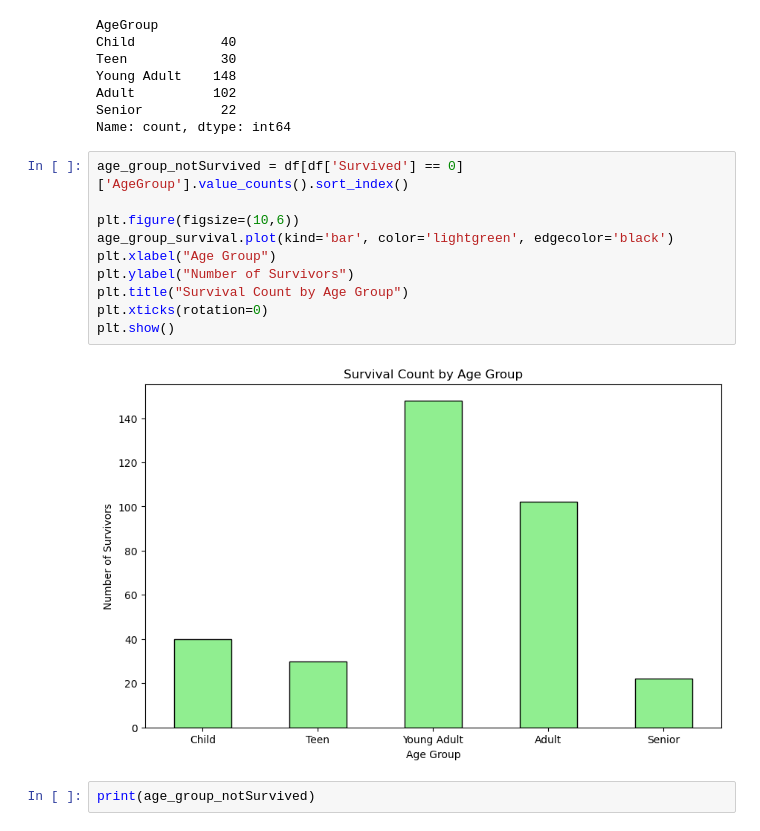
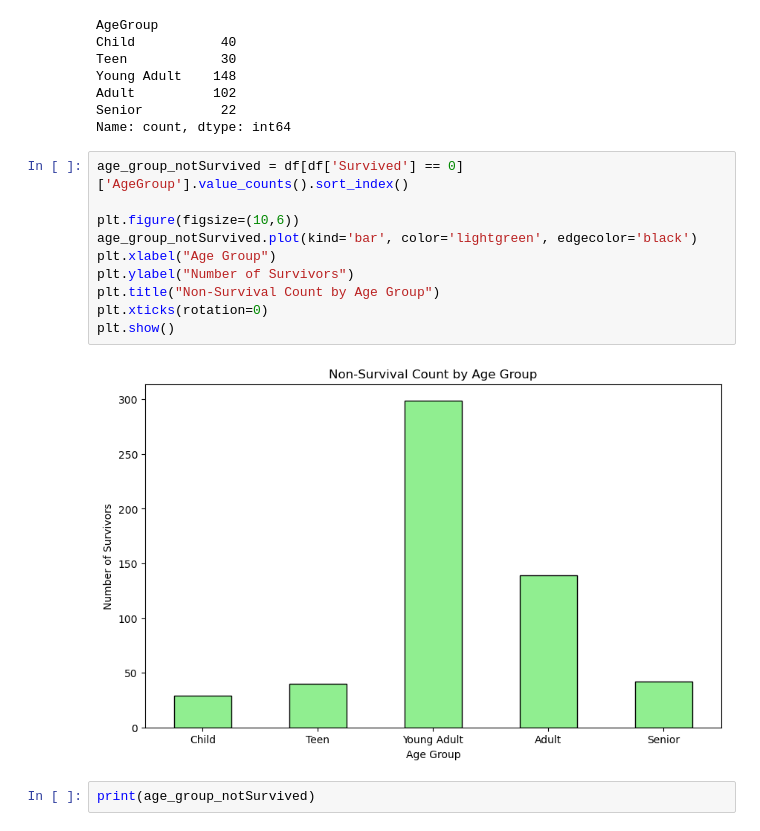
Before and after one commit to ahmadkamrans/titanic-dataset-analysis, a Jupyter notebook: dataAnalysis.ipynb, the cells around one changed output. Saved outputs shown, nothing was run; the diff lists cells and outputs as text.

```diff
--- a/dataAnalysis.ipynb
+++ b/dataAnalysis.ipynb
@@ -355,15 +355,15 @@ Name: count, dtype: int64
 # %%
 age_group_notSurvived = df[df['Survived'] == 0]['AgeGroup'].value_counts().sort_index()
 
 plt.figure(figsize=(10,6))
-age_group_survival.plot(kind='bar', color='lightgreen', edgecolor='black')
+age_group_notSurvived.plot(kind='bar', color='lightgreen', edgecolor='black')
 plt.xlabel("Age Group")
 plt.ylabel("Number of Survivors")
-plt.title("Survival Count by Age Group")
+plt.title("Non-Survival Count by Age Group")
 plt.xticks(rotation=0)
 plt.show()
 # %% [output]
-[figure, old version]
+[figure, new version]
 # %%
 print(age_group_notSurvived)
 # %% [output]
```
